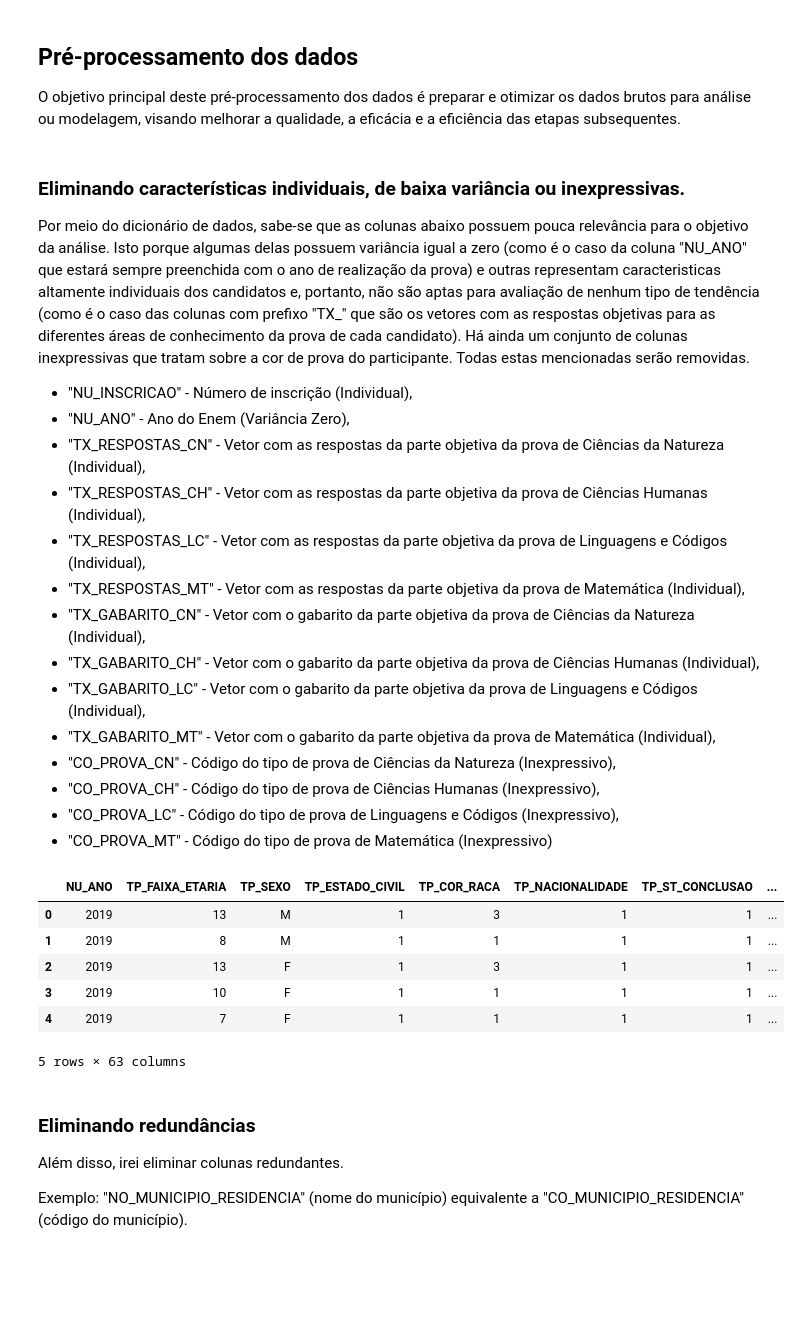
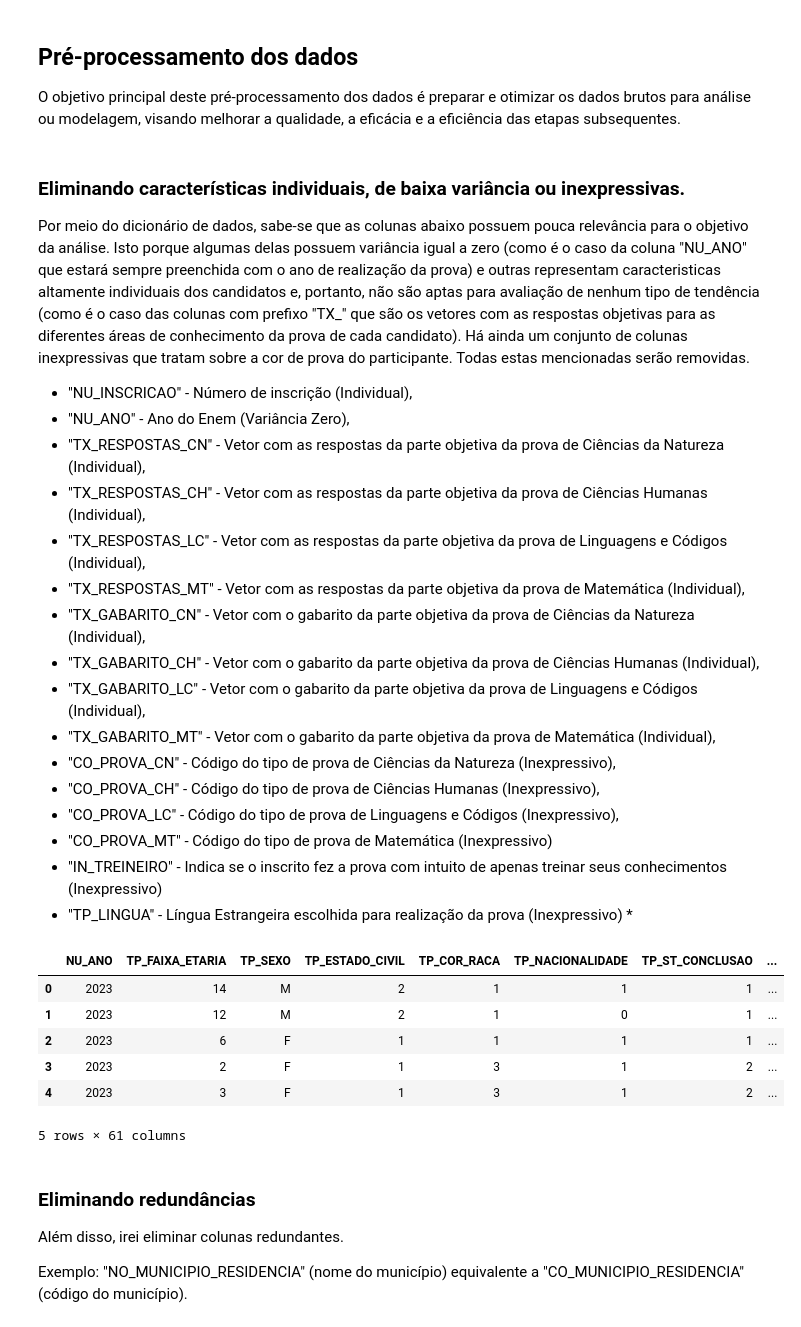
Before and after one commit to rafaelvictor01/IFMG_TCC_ENEM, a Jupyter notebook: Scripts/1 - Pre_Processamento.ipynb, the cells around one changed output. Saved outputs shown, nothing was run; the diff lists cells and outputs as text; code cells hidden in the pictures; blank space fills up the shorter version.

```diff
--- a/1_Script_Pre_Processamento_Bases_Enem (v2.0).ipynb
+++ b/Scripts/1 - Pre_Processamento.ipynb
@@ -23,9 +23,11 @@ import pandas as pd
 # %%
 # Variáveis de controle
 
-ano = '2019'
+# ano = '2019'
 # ano = '2022'
 # ano = '2020'
+# ano = '2022'
+ano = '2023'
 
 # Endereço dados brutos:
 DATASET_ENEM_PATH = 'D:\Bases\MICRODADOS_ENEM_' + ano + '.csv'
@@ -103,33 +99,37 @@ Por meio do dicionário de dados, sabe-se que as colunas abaixo possuem pouca re
 * "CO_PROVA_CH" - Código do tipo de prova de Ciências Humanas (Inexpressivo),
 * "CO_PROVA_LC" - Código do tipo de prova de Linguagens e Códigos (Inexpressivo),
 * "CO_PROVA_MT" - Código do tipo de prova de Matemática (Inexpressivo)
+* "IN_TREINEIRO" - Indica se o inscrito fez a prova com intuito de apenas treinar seus conhecimentos (Inexpressivo)
+* "TP_LINGUA" - Língua Estrangeira escolhida para realização da prova (Inexpressivo) *
 # %%
 microdadosEnem.drop(columns=[
+    # 'NU_ANO', - Vai ser removido um pouco mais adiante
     'NU_INSCRICAO',
-    # 'NU_ANO', - Vai ser removido um pouco mais adiante
     'TX_RESPOSTAS_CN',
     'TX_RESPOSTAS_CH',
     'TX_RESPOSTAS_LC',
     'TX_RESPOSTAS_MT',
     'TX_GABARITO_CN',
     'TX_GABARITO_CH',
     'TX_GABARITO_LC',
     'TX_GABARITO_MT',
     'CO_PROVA_CN',
     'CO_PROVA_CH',
     'CO_PROVA_LC',
-    'CO_PROVA_MT'
+    'CO_PROVA_MT',
+    'IN_TREINEIRO',
+    'TP_LINGUA'
 ], inplace=True)
 
 microdadosEnem.head()
 # %% [output]
 |  | NU_ANO | TP_FAIXA_ETARIA | TP_SEXO | TP_ESTADO_CIVIL | TP_COR_RACA | TP_NACIONALIDADE | TP_ST_CONCLUSAO | ... |
-| 0 | 2019 | 13 | M | 1 | 3 | 1 | 1 | ... |
-| 1 | 2019 | 8 | M | 1 | 1 | 1 | 1 | ... |
-| 2 | 2019 | 13 | F | 1 | 3 | 1 | 1 | ... |
-| 3 | 2019 | 10 | F | 1 | 1 | 1 | 1 | ... |
-| 4 | 2019 | 7 | F | 1 | 1 | 1 | 1 | ... |
+| 0 | 2023 | 14 | M | 2 | 1 | 1 | 1 | ... |
+| 1 | 2023 | 12 | M | 2 | 1 | 0 | 1 | ... |
+| 2 | 2023 | 6 | F | 1 | 1 | 1 | 1 | ... |
+| 3 | 2023 | 2 | F | 1 | 3 | 1 | 2 | ... |
+| 4 | 2023 | 3 | F | 1 | 3 | 1 | 2 | ... |
-5 rows × 63 columns
+5 rows × 61 columns
 # %% [markdown]
 ### Eliminando redundâncias
 
```
Also changed, not shown: parts of 32 cells of this notebook, 4 other files.
